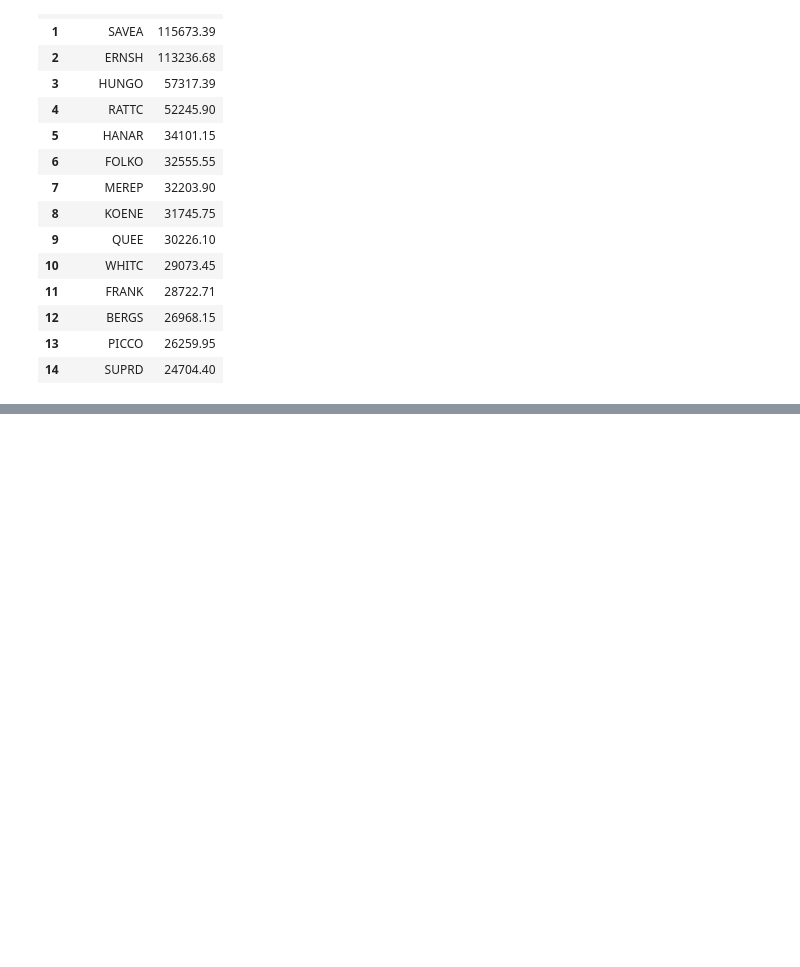
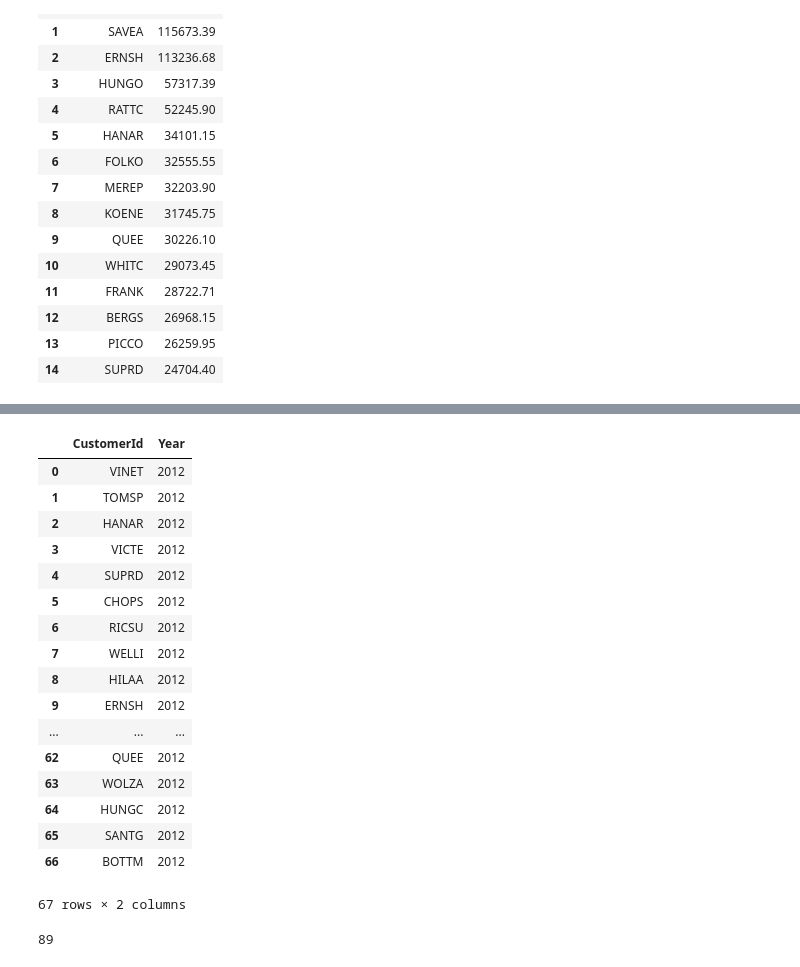
Before and after one commit to MagicMilly/dsc-2-final-project-online-ds-ft-100118, a Jupyter notebook: student.ipynb, the cells around one changed output, grey strips where cells are left out. Saved outputs shown, nothing was run; the diff lists cells and outputs as text; code cells hidden in the pictures; blank space fills up the shorter version.

```diff
--- a/student.ipynb
+++ b/student.ipynb
@@ -921,0 +933,27 @@ customer_total_spent.head(15)
+# %%
+# Try to find customers that have been with company since 2012
+early_customers = pd.read_sql_query('SELECT DISTINCT CustomerId, strftime("%Y", OrderDate) AS Year FROM [Order] WHERE Year = "2012";', conn)
+early_customers
+# %% [output]
+|  | CustomerId | Year |
+| 0 | VINET | 2012 |
+| 1 | TOMSP | 2012 |
+| 2 | HANAR | 2012 |
+| 3 | VICTE | 2012 |
+| 4 | SUPRD | 2012 |
+| 5 | CHOPS | 2012 |
+| 6 | RICSU | 2012 |
+| 7 | WELLI | 2012 |
+| 8 | HILAA | 2012 |
+| 9 | ERNSH | 2012 |
+| ... | ... | ... |
+| 62 | QUEE | 2012 |
+| 63 | WOLZA | 2012 |
+| 64 | HUNGC | 2012 |
+| 65 | SANTG | 2012 |
+| 66 | BOTTM | 2012 |
+67 rows × 2 columns
+# %%
+len(three_year_customers.CustomerId.unique())
+# %% [output]
+89
```
Also changed, not shown: parts of 11 cells of this notebook.
